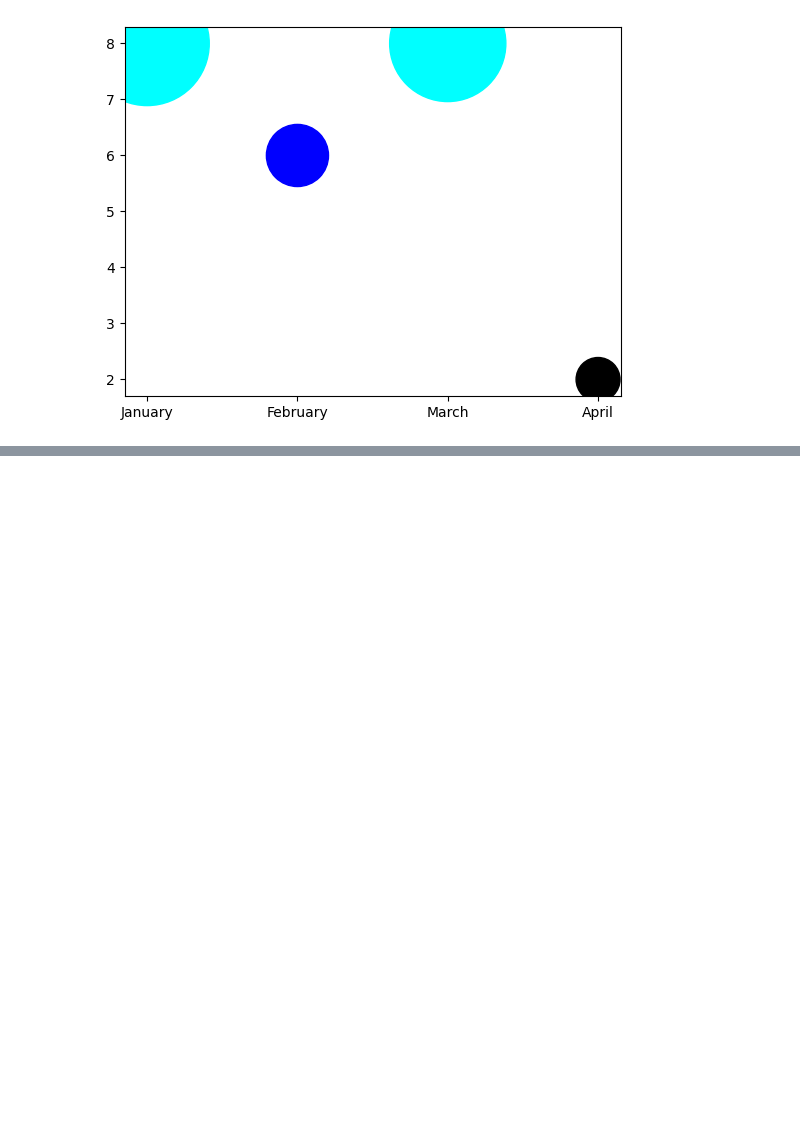
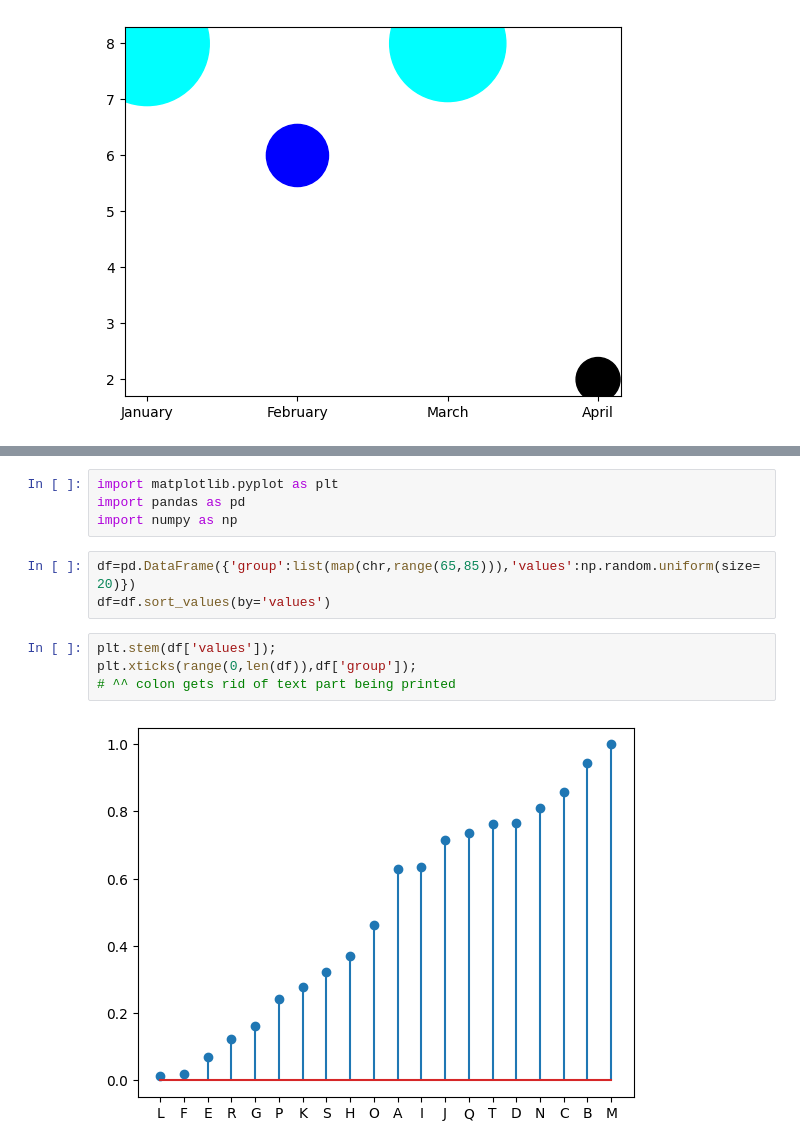
Before and after one commit to kazmierczakP/DataScienceNotebooks, a Jupyter notebook: Visualization.ipynb, the cells around one changed output, grey strips where cells are left out. Saved outputs shown, nothing was run; the diff lists cells and outputs as text; blank space fills up the shorter version.

```diff
--- a/Visualization.ipynb
+++ b/Visualization.ipynb
@@ -440,0 +486,13 @@ plt.scatter(df.index.month_name(),df['amount'],df['s']*1000,color=df['color'])
+# %%
+import matplotlib.pyplot as plt
+import pandas as pd
+import numpy as np
+# %%
+df=pd.DataFrame({'group':list(map(chr,range(65,85))),'values':np.random.uniform(size=20)})
+df=df.sort_values(by='values')
+# %%
+plt.stem(df['values']);
+plt.xticks(range(0,len(df)),df['group']);
+# ^^ colon gets rid of text part being printed
+# %% [output]
+[figure, added]
```
Also changed, not shown: parts of 38 cells of this notebook.
